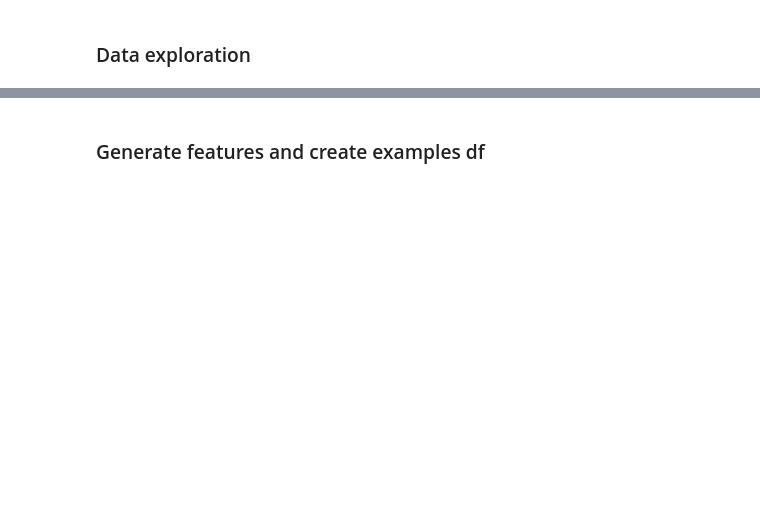
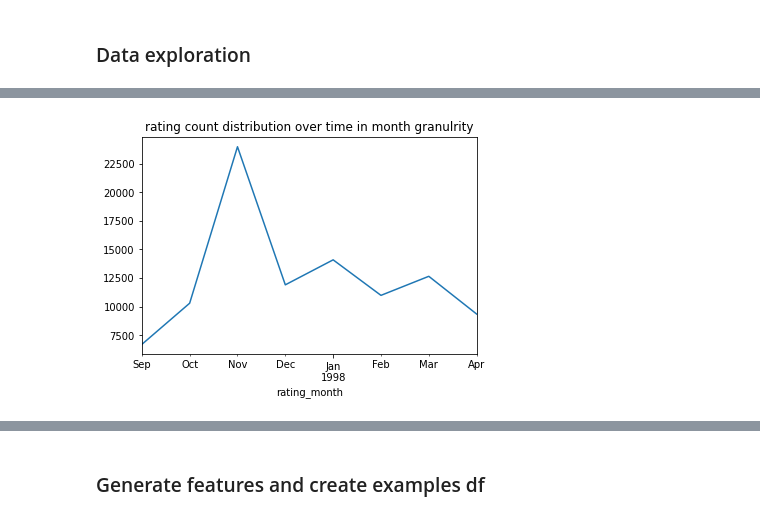
Before and after one commit to lotenn/recsys-3639-final-project, a Jupyter notebook: runner.ipynb, the cells around one changed output, grey strips where cells are left out. Cells and saved outputs as stored; diff of their text form; code cells hidden in the pictures; blank space fills up the shorter version.

```diff
--- a/runner.ipynb
+++ b/runner.ipynb
@@ -82,0 +60,4 @@ plt.title('movies release_date distribution in yearly granulrity');
+# %%
+plotter.plot_rating_trends(ratings_df)
+# %% [output]
+[figure, added]
```
Also changed, not shown: parts of 40 cells of this notebook, 1 other file.
